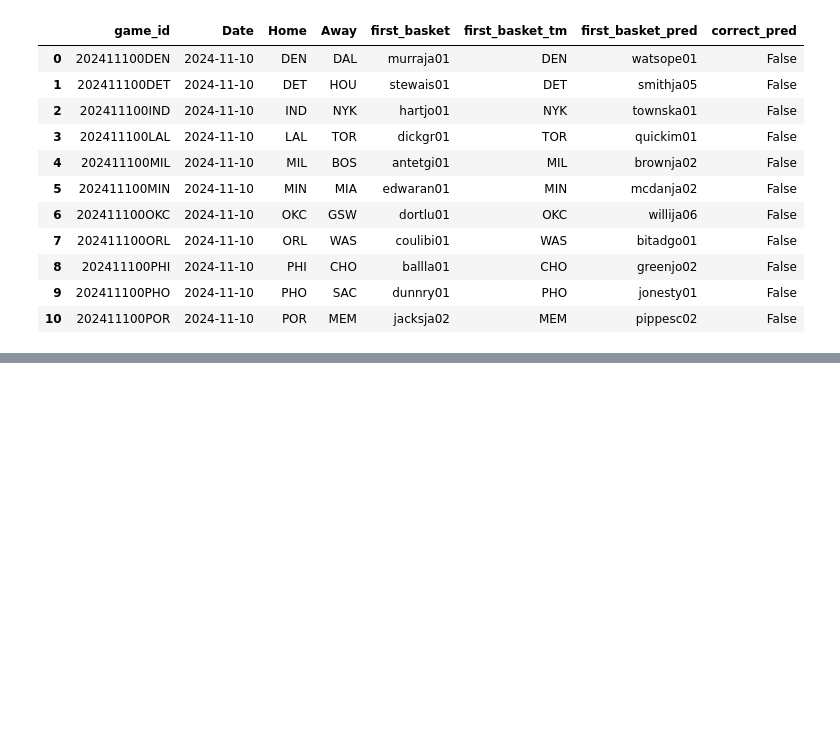
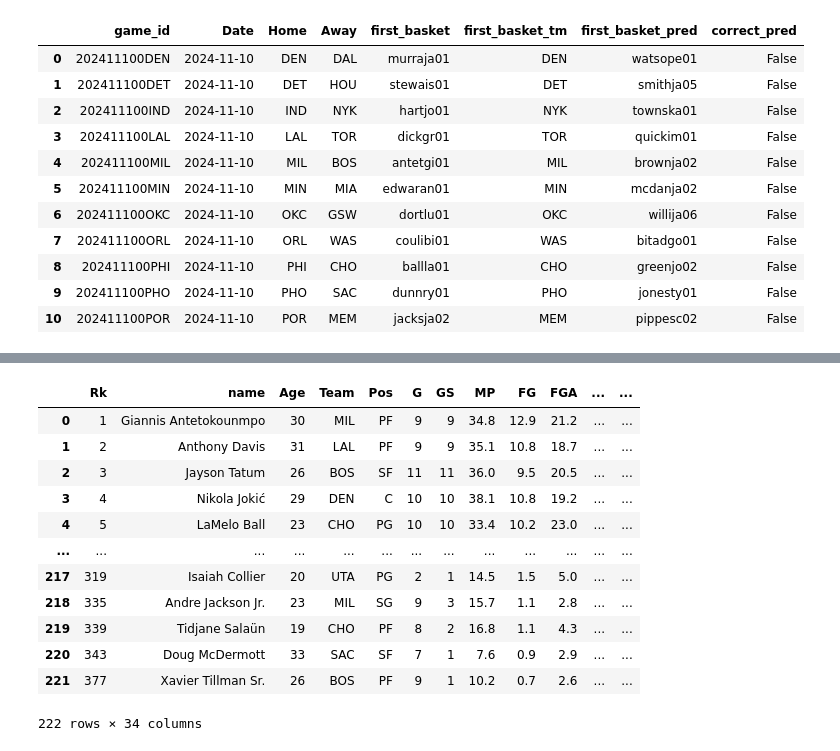
Before and after one commit to martinbog19/LeFirstBasket, a Jupyter notebook: daily.ipynb, the cells around one changed output, grey strips where cells are left out. Saved outputs shown, nothing was run; the diff lists cells and outputs as text; code cells hidden in the pictures; blank space fills up the shorter version.

```diff
--- a/daily.ipynb
+++ b/daily.ipynb
@@ -66,0 +93,2 @@ Accuracy: 0.0%  [0/11]
+# %%
+ratings = get_ratings(2025)
@@ -66,0 +163,6 @@ Accuracy: 0.0%  [0/11]
+# %%
+with open('utils/name_map_2k.json', 'w') as f:
+    json.dump(name_map, f)
+
+with open('utils/name_map_2k.json', 'r') as f:
+    loaded_data = json.load(f)
@@ -66,0 +222,33 @@ Accuracy: 0.0%  [0/11]
+# %%
+season = 2025
+
+ratings = get_ratings(season)
+players = get_players(season)
+# %%
+# Replace with name_map_2k
+with open('utils/name_map_2k.json', 'r') as f:
+    name_map = json.load(f)
+ratings['name_norm'] = ratings['name_norm'].apply(lambda x: name_map[x] if x in name_map.keys() else x)
+
+# Initial merge
+players_ratings = pd.merge(players, ratings,
+                  how = 'left',
+                  on = 'name_norm')
+
+
+# Check for duplicates
+players_ratings['player_id'].loc[221] = 'antetgi01'
+if players_ratings['player_id'].value_counts().max() > 1 :
+    duplicated_ratings = players_ratings.copy()[players_ratings['player_id'].duplicated(keep = False)]
+    duplicated_ids = duplicated_ratings['player_id'].unique().tolist()
+    players_ratings['rating'].loc[duplicated_ratings.index] = np.nan
+    print(f'!!!  playerId {", ".join(duplicated_ids)} duplicated, ratings set to NULL')
+
+# Suggested additions to name_map_2k
+
+# Hard-coded ratings (the Sabonis)
+with open('utils/name_map_2k.json', 'r') as f:
+    name_map = json.load(f)
+ratings['name_norm'] = ratings['name_norm'].apply(lambda x: name_map[x] if x in name_map.keys() else x)
+
+# Infer from kNN
@@ -66,0 +280,16 @@ Accuracy: 0.0%  [0/11]
+# %%
+players_ratings
+# %% [output]
+|  | Rk | name | Age | Team | Pos | G | GS | MP | FG | FGA | ... | ... |
+| 0 | 1 | Giannis Antetokounmpo | 30 | MIL | PF | 9 | 9 | 34.8 | 12.9 | 21.2 | ... | ... |
+| 1 | 2 | Anthony Davis | 31 | LAL | PF | 9 | 9 | 35.1 | 10.8 | 18.7 | ... | ... |
+| 2 | 3 | Jayson Tatum | 26 | BOS | SF | 11 | 11 | 36.0 | 9.5 | 20.5 | ... | ... |
+| 3 | 4 | Nikola Jokić | 29 | DEN | C | 10 | 10 | 38.1 | 10.8 | 19.2 | ... | ... |
+| 4 | 5 | LaMelo Ball | 23 | CHO | PG | 10 | 10 | 33.4 | 10.2 | 23.0 | ... | ... |
+| ... | ... | ... | ... | ... | ... | ... | ... | ... | ... | ... | ... | ... |
+| 217 | 319 | Isaiah Collier | 20 | UTA | PG | 2 | 1 | 14.5 | 1.5 | 5.0 | ... | ... |
+| 218 | 335 | Andre Jackson Jr. | 23 | MIL | SG | 9 | 3 | 15.7 | 1.1 | 2.8 | ... | ... |
+| 219 | 339 | Tidjane Salaün | 19 | CHO | PF | 8 | 2 | 16.8 | 1.1 | 4.3 | ... | ... |
+| 220 | 343 | Doug McDermott | 33 | SAC | SF | 7 | 1 | 7.6 | 0.9 | 2.9 | ... | ... |
+| 221 | 377 | Xavier Tillman Sr. | 26 | BOS | PF | 9 | 1 | 10.2 | 0.7 | 2.6 | ... | ... |
+222 rows × 34 columns
```
Also changed, not shown: parts of 16 cells of this notebook, 9 other files.
